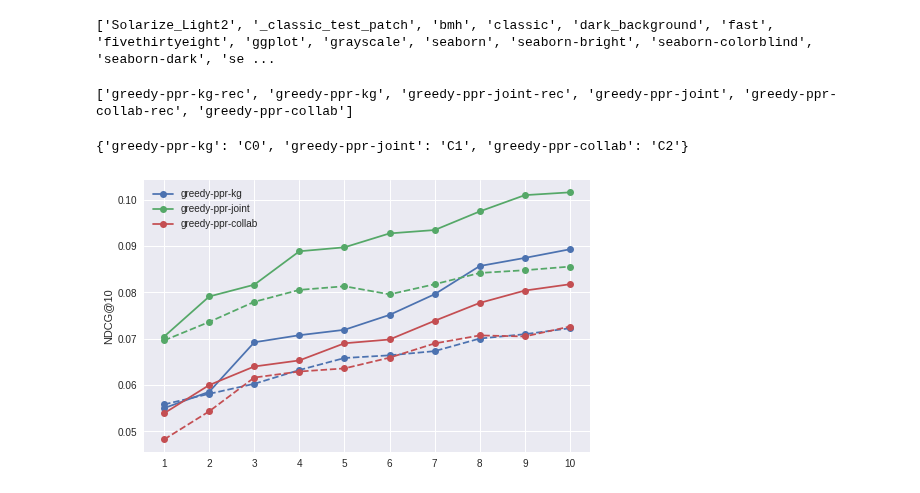
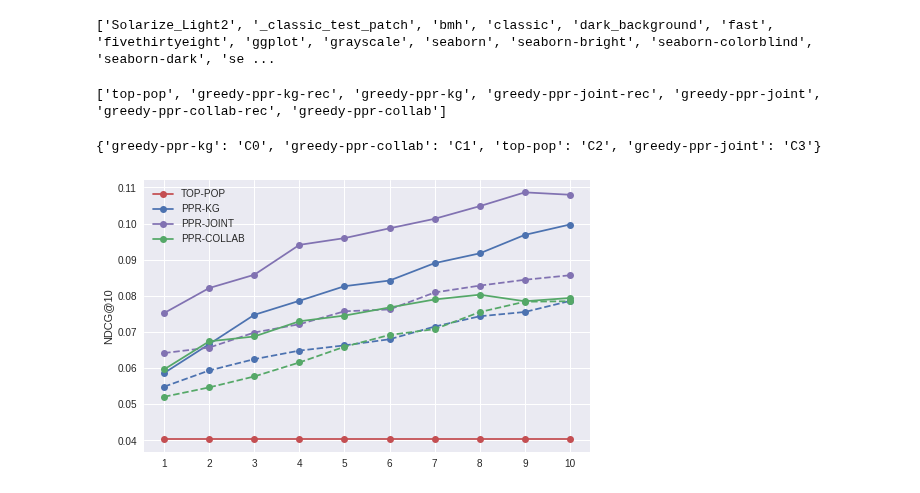
Before and after one commit to MI-911/cold-start-framework, a Jupyter notebook: tools/analysis/results/line_plot.ipynb, the cells around one changed output. Saved outputs shown, nothing was run; the diff lists cells and outputs as text; code cells hidden in the pictures.

Commit message:
Uppercase model names in line plot

```diff
--- a/tools/analysis/results/line_plot.ipynb
+++ b/tools/analysis/results/line_plot.ipynb
@@ -14,41 +14,43 @@ plt.style.use('seaborn')
 metric = 'ndcg'
 cutoff = '10'
 n_questions = 10
-significance_level = 0.05
 
-data = get(f'https://mindreader.tech/spectate/results/170k_equal_20/{metric}/{cutoff}').json()
-# data = get(f'http://localhost:5000/spectate/results/170k_uniform/{metric}/{cutoff}').json()
+#data = get(f'https://mindreader.tech/spectate/results/170k_equal_20/{metric}/{cutoff}').json()
+data = get(f'http://localhost:5000/spectate/results/test_equal/{metric}/{cutoff}').json()
 
 models = sorted([key for key in data.keys()], reverse=True)
 
 print(models)
 # %% [output]
-['greedy-ppr-kg-rec', 'greedy-ppr-kg', 'greedy-ppr-joint-rec', 'greedy-ppr-joint', 'greedy-ppr-collab-rec', 'greedy-ppr-collab']
+['top-pop', 'greedy-ppr-kg-rec', 'greedy-ppr-kg', 'greedy-ppr-joint-rec', 'greedy-ppr-joint', 'greedy-ppr-collab-rec', 'greedy-ppr-collab']
 # %%
 unique_models = set([model.replace('-rec', '') for model in models])
 model_color_map = {model: f'C{i}' for i, model in enumerate(unique_models)}
 print(model_color_map)
 # %% [output]
-{'greedy-ppr-kg': 'C0', 'greedy-ppr-joint': 'C1', 'greedy-ppr-collab': 'C2'}
+{'greedy-ppr-kg': 'C0', 'greedy-ppr-collab': 'C1', 'top-pop': 'C2', 'greedy-ppr-joint': 'C3'}
 # %%
 fig, ax = plt.subplots(figsize=(8, 5))
+
+def fmt(name):
+    return name.replace('greedy-', '').upper()
 
 for model in models:
     x = np.arange(1, 11, 1)
     y = [np.mean(data[model][interview_length - 1]) for interview_length in x]
 
     is_rec = model.endswith('rec')
 
     color = model_color_map[model.replace('-rec', '')] if is_rec else model_color_map[model]
     linestyle = 'dashed' if is_rec else 'solid'
 
-    plt.plot(x, y, label=model if not is_rec else None, marker='o', linestyle=linestyle, color=color)
+    plt.plot(x, y, label=fmt(model) if not is_rec else None, marker='o', linestyle=linestyle, color=color)
 
 plt.ylabel(f'{metric.upper()}@{cutoff}')
 
 plt.xticks(x)
 plt.legend()
 plt.savefig('lineplot.pdf', bbox_inches='tight')
 plt.show()
 # %% [output]
-[figure, old version]
+[figure, new version]
```
